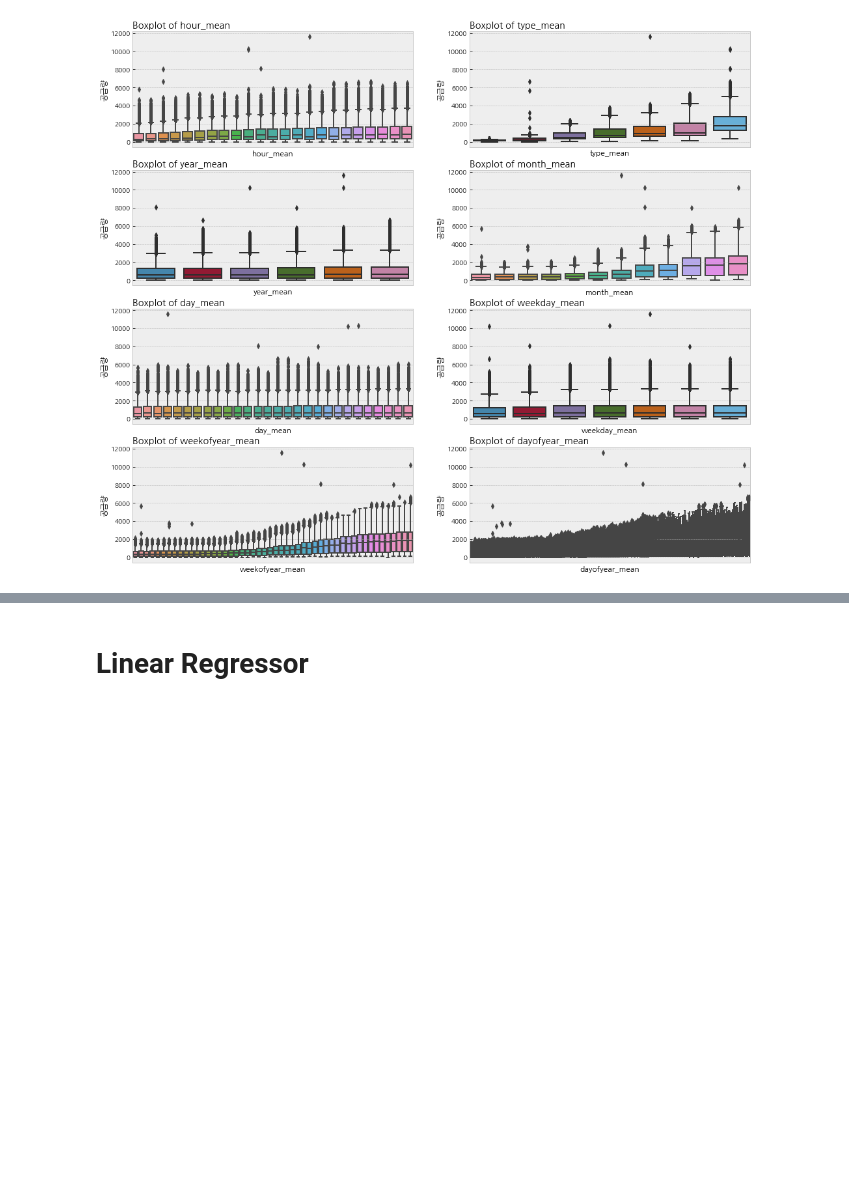
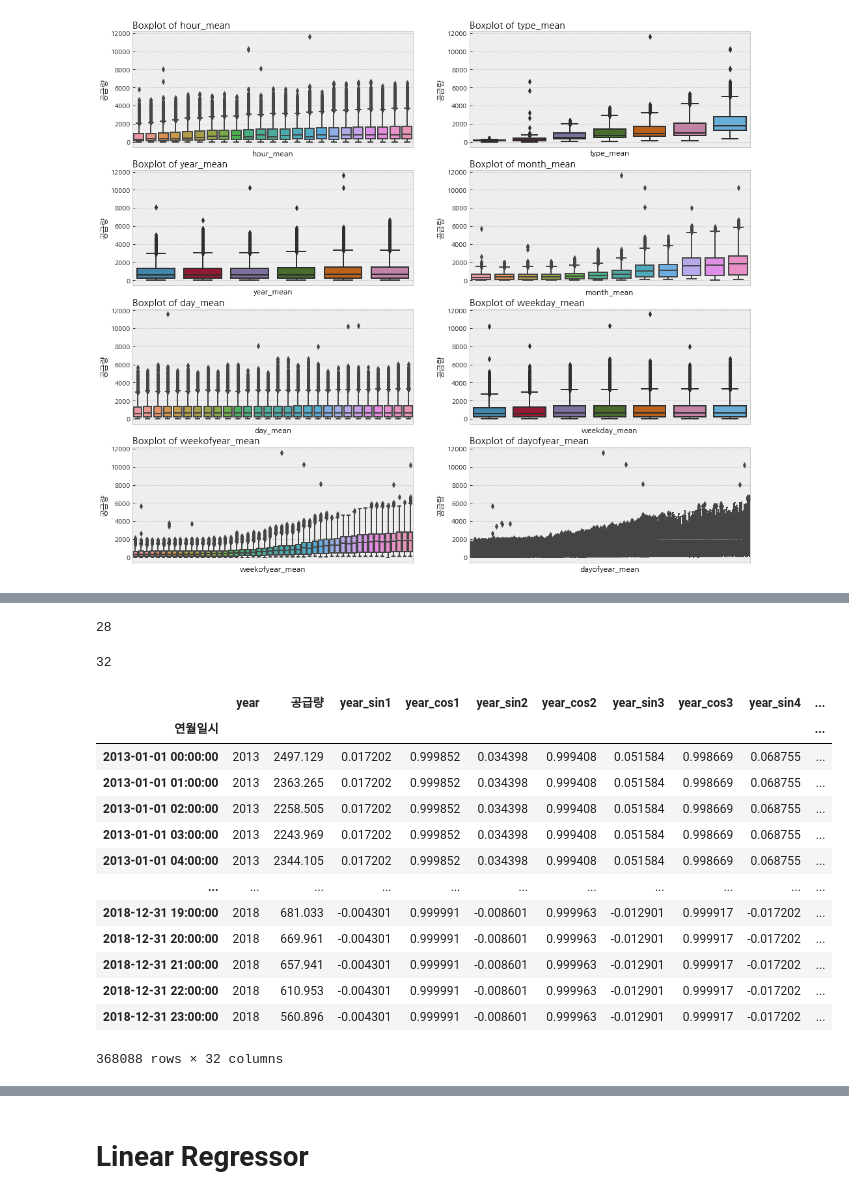
Before and after one commit to autumn-nam/Gas_Prediction, a Jupyter notebook: 01_1_regressor_model.ipynb, the cells around one changed output, grey strips where cells are left out. Saved outputs shown, nothing was run; the diff lists cells and outputs as text; code cells hidden in the pictures; blank space fills up the shorter version.

```diff
--- a/01_1_regressor_model.ipynb
+++ b/01_1_regressor_model.ipynb
@@ -226,0 +330,25 @@ for i, col in enumerate(cat_mean_cols):
+# %%
+len(selected_variables0)
+# %% [output]
+28
+# %%
+len(train_fourier.columns)
+# %% [output]
+32
+# %%
+train_fourier
+# %% [output]
+|  | year | 공급량 | year_sin1 | year_cos1 | year_sin2 | year_cos2 | year_sin3 | year_cos3 | year_sin4 | ... |
+| 연월일시 |  |  |  |  |  |  |  |  |  | ... |
+| 2013-01-01 00:00:00 | 2013 | 2497.129 | 0.017202 | 0.999852 | 0.034398 | 0.999408 | 0.051584 | 0.998669 | 0.068755 | ... |
+| 2013-01-01 01:00:00 | 2013 | 2363.265 | 0.017202 | 0.999852 | 0.034398 | 0.999408 | 0.051584 | 0.998669 | 0.068755 | ... |
+| 2013-01-01 02:00:00 | 2013 | 2258.505 | 0.017202 | 0.999852 | 0.034398 | 0.999408 | 0.051584 | 0.998669 | 0.068755 | ... |
+| 2013-01-01 03:00:00 | 2013 | 2243.969 | 0.017202 | 0.999852 | 0.034398 | 0.999408 | 0.051584 | 0.998669 | 0.068755 | ... |
+| 2013-01-01 04:00:00 | 2013 | 2344.105 | 0.017202 | 0.999852 | 0.034398 | 0.999408 | 0.051584 | 0.998669 | 0.068755 | ... |
+| ... | ... | ... | ... | ... | ... | ... | ... | ... | ... | ... |
+| 2018-12-31 19:00:00 | 2018 | 681.033 | -0.004301 | 0.999991 | -0.008601 | 0.999963 | -0.012901 | 0.999917 | -0.017202 | ... |
+| 2018-12-31 20:00:00 | 2018 | 669.961 | -0.004301 | 0.999991 | -0.008601 | 0.999963 | -0.012901 | 0.999917 | -0.017202 | ... |
+| 2018-12-31 21:00:00 | 2018 | 657.941 | -0.004301 | 0.999991 | -0.008601 | 0.999963 | -0.012901 | 0.999917 | -0.017202 | ... |
+| 2018-12-31 22:00:00 | 2018 | 610.953 | -0.004301 | 0.999991 | -0.008601 | 0.999963 | -0.012901 | 0.999917 | -0.017202 | ... |
+| 2018-12-31 23:00:00 | 2018 | 560.896 | -0.004301 | 0.999991 | -0.008601 | 0.999963 | -0.012901 | 0.999917 | -0.017202 | ... |
+368088 rows × 32 columns
```
Also changed, not shown: parts of 26 cells of this notebook, 4 other files.
